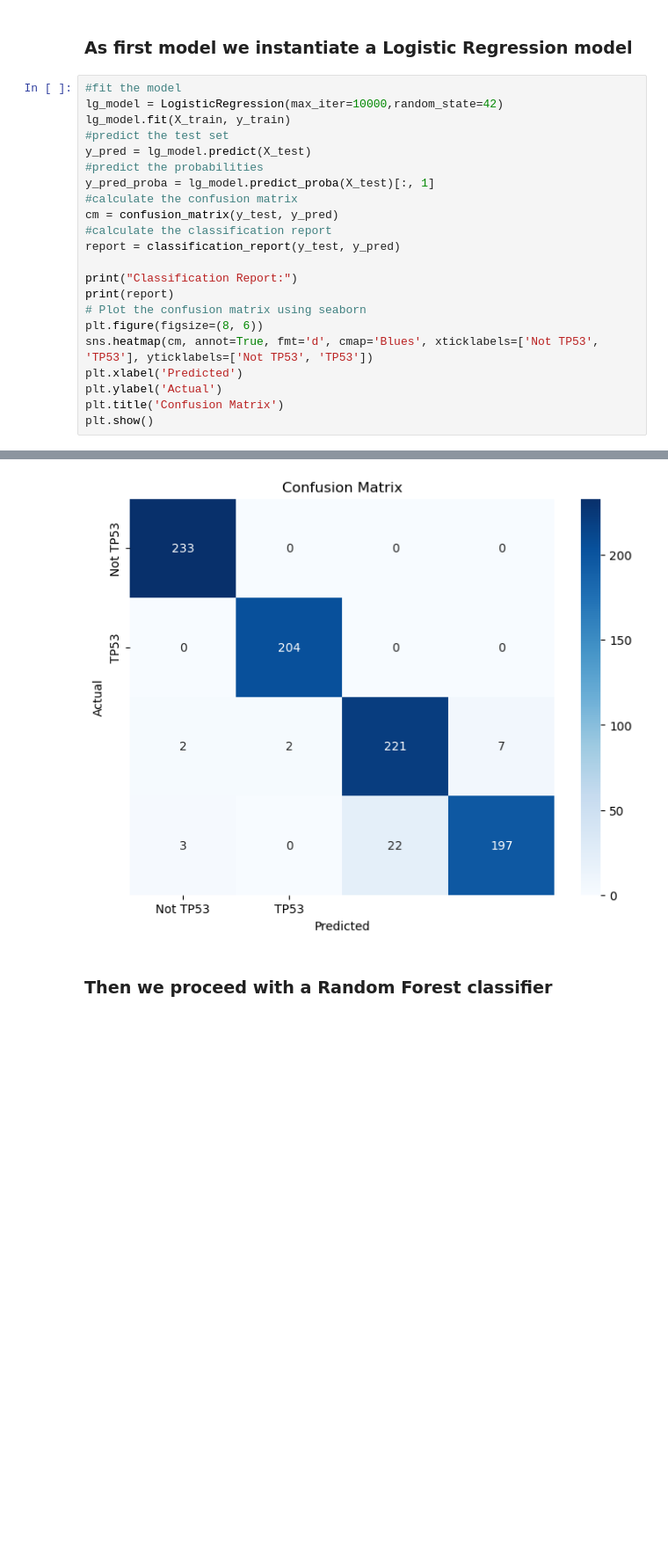
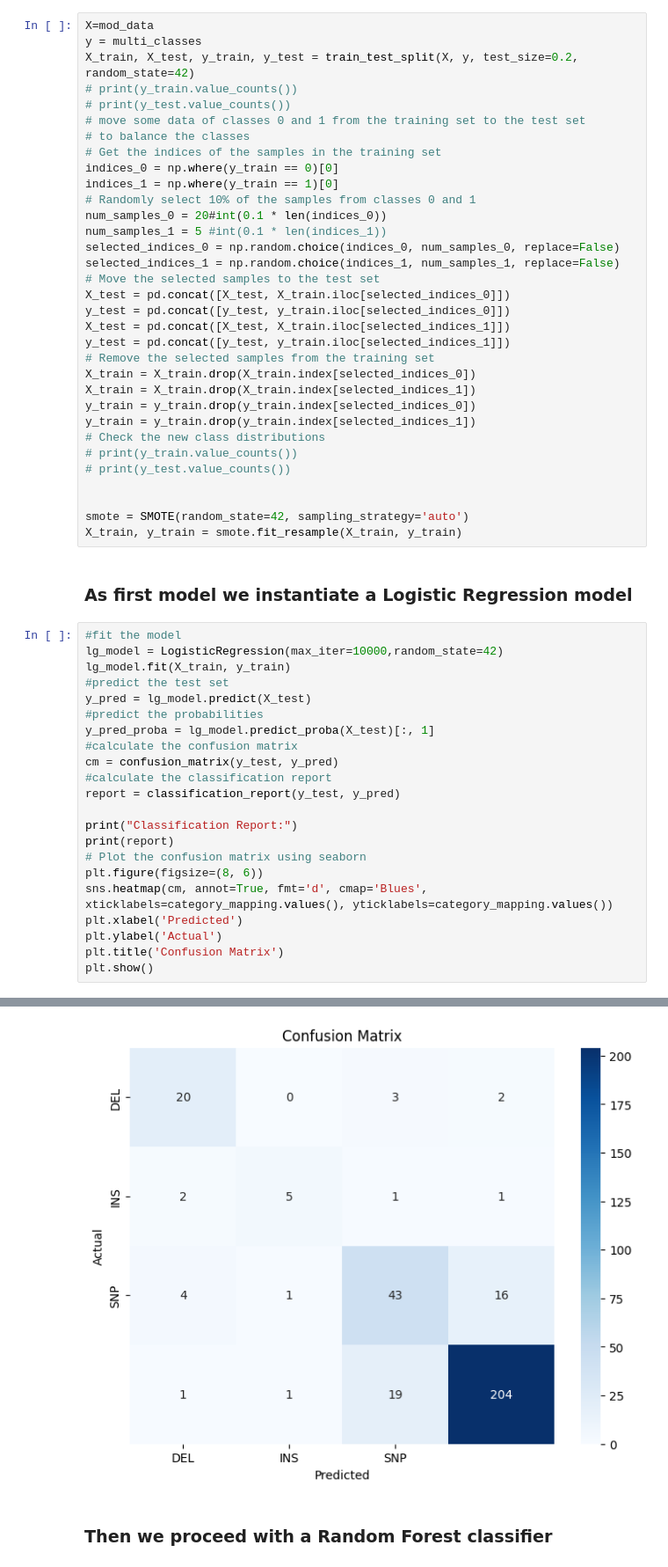
Before and after one commit to TommasoVezzoli/MLLab-Bio, a Jupyter notebook: multiclass_tcga.ipynb, the cells around one changed output, grey strips where cells are left out. Shown at 88% size. Saved outputs shown, nothing was run; the diff lists cells and outputs as text; blank space fills up the shorter version.

```diff
--- a/multiclass_tcga.ipynb
+++ b/multiclass_tcga.ipynb
@@ -230,3 +221,36 @@ X_train, X_test, y_train, y_test = train_test_split(X, y, test_size=0.2, random_
+# %%
+X=mod_data
+y = multi_classes
+X_train, X_test, y_train, y_test = train_test_split(X, y, test_size=0.2, random_state=42)
+# print(y_train.value_counts())
+# print(y_test.value_counts())
+# move some data of classes 0 and 1 from the training set to the test set
+# to balance the classes
+# Get the indices of the samples in the training set
+indices_0 = np.where(y_train == 0)[0]
+indices_1 = np.where(y_train == 1)[0]
+# Randomly select 10% of the samples from classes 0 and 1
+num_samples_0 = 20#int(0.1 * len(indices_0))
+num_samples_1 = 5 #int(0.1 * len(indices_1))
+selected_indices_0 = np.random.choice(indices_0, num_samples_0, replace=False)
+selected_indices_1 = np.random.choice(indices_1, num_samples_1, replace=False)
+# Move the selected samples to the test set
+X_test = pd.concat([X_test, X_train.iloc[selected_indices_0]])
+y_test = pd.concat([y_test, y_train.iloc[selected_indices_0]])
+X_test = pd.concat([X_test, X_train.iloc[selected_indices_1]])
+y_test = pd.concat([y_test, y_train.iloc[selected_indices_1]])
+# Remove the selected samples from the training set
+X_train = X_train.drop(X_train.index[selected_indices_0])
+X_train = X_train.drop(X_train.index[selected_indices_1])
+y_train = y_train.drop(y_train.index[selected_indices_0])
+y_train = y_train.drop(y_train.index[selected_indices_1])
+# Check the new class distributions
+# print(y_train.value_counts())
+# print(y_test.value_counts())
+
+
+smote = SMOTE(random_state=42, sampling_strategy='auto')
+X_train, y_train = smote.fit_resample(X_train, y_train)
 # %% [markdown]
 ### As first model we instantiate a Logistic Regression model
 # %%
@@ -246,7 +270,7 @@ print("Classification Report:")
 print(report)
 # Plot the confusion matrix using seaborn
 plt.figure(figsize=(8, 6))
-sns.heatmap(cm, annot=True, fmt='d', cmap='Blues', xticklabels=['Not TP53', 'TP53'], yticklabels=['Not TP53', 'TP53'])
+sns.heatmap(cm, annot=True, fmt='d', cmap='Blues', xticklabels=category_mapping.values(), yticklabels=category_mapping.values())
 plt.xlabel('Predicted')
 plt.ylabel('Actual')
 plt.title('Confusion Matrix')
@@ -266,4 +290,4 @@ weighted avg       0.96      0.96      0.96       891
-[figure, old version]
+[figure, new version]
 # %% [markdown]
 ### Then we proceed with a Random Forest classifier
 # %%
```
Also changed, not shown: parts of 7 cells of this notebook, 6 other files.
